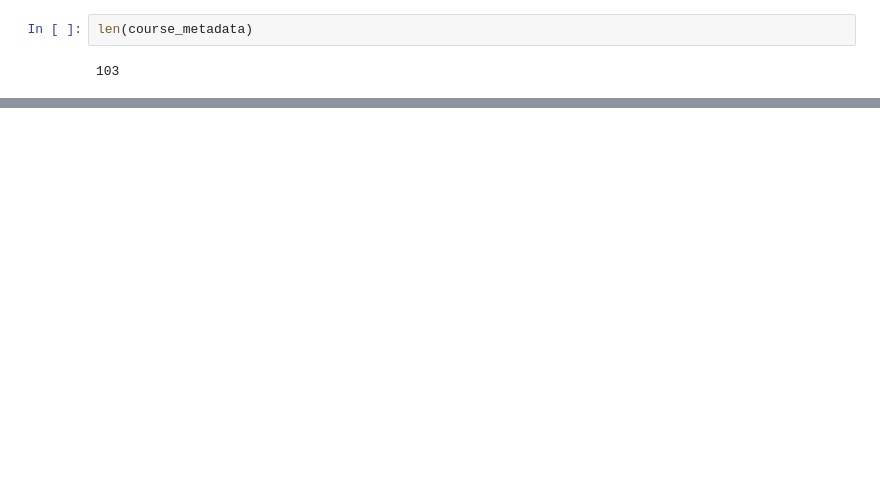
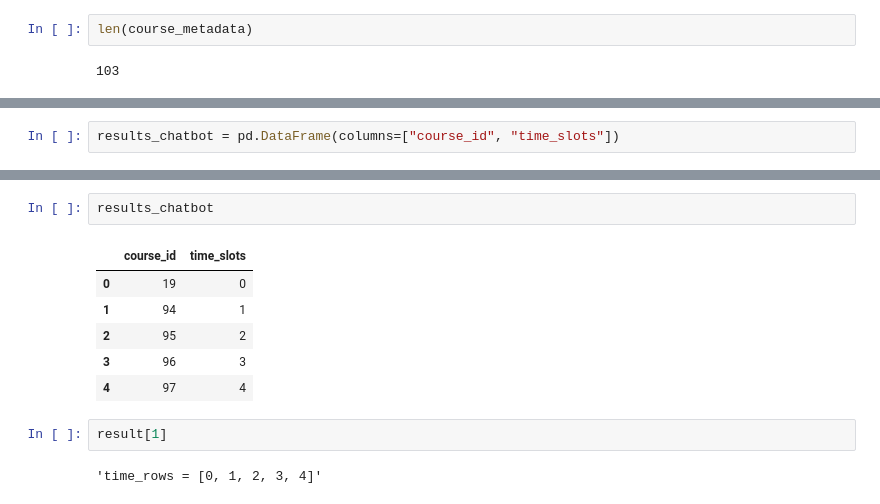
Before and after one commit to Ali-Hasan-Khan28/Genetic-Algorithm-for-Timetable-Generation, a Jupyter notebook: Code/Actual_working.ipynb, the cells around one changed output, grey strips where cells are left out. Saved outputs shown, nothing was run; the diff lists cells and outputs as text; blank space fills up the shorter version.

```diff
--- a/Code/Actual_working.ipynb
+++ b/Code/Actual_working.ipynb
@@ -218,0 +267,2 @@ timetable
+# %%
+results_chatbot = pd.DataFrame(columns=["course_id", "time_slots"])
@@ -218,0 +517,13 @@ timetable
+# %%
+results_chatbot
+# %% [output]
+|  | course_id | time_slots |
+| 0 | 19 | 0 |
+| 1 | 94 | 1 |
+| 2 | 95 | 2 |
+| 3 | 96 | 3 |
+| 4 | 97 | 4 |
+# %%
+result[1]
+# %% [output]
+'time_rows = [0, 1, 2, 3, 4]'
```
Also changed, not shown: parts of 27 cells of this notebook.
